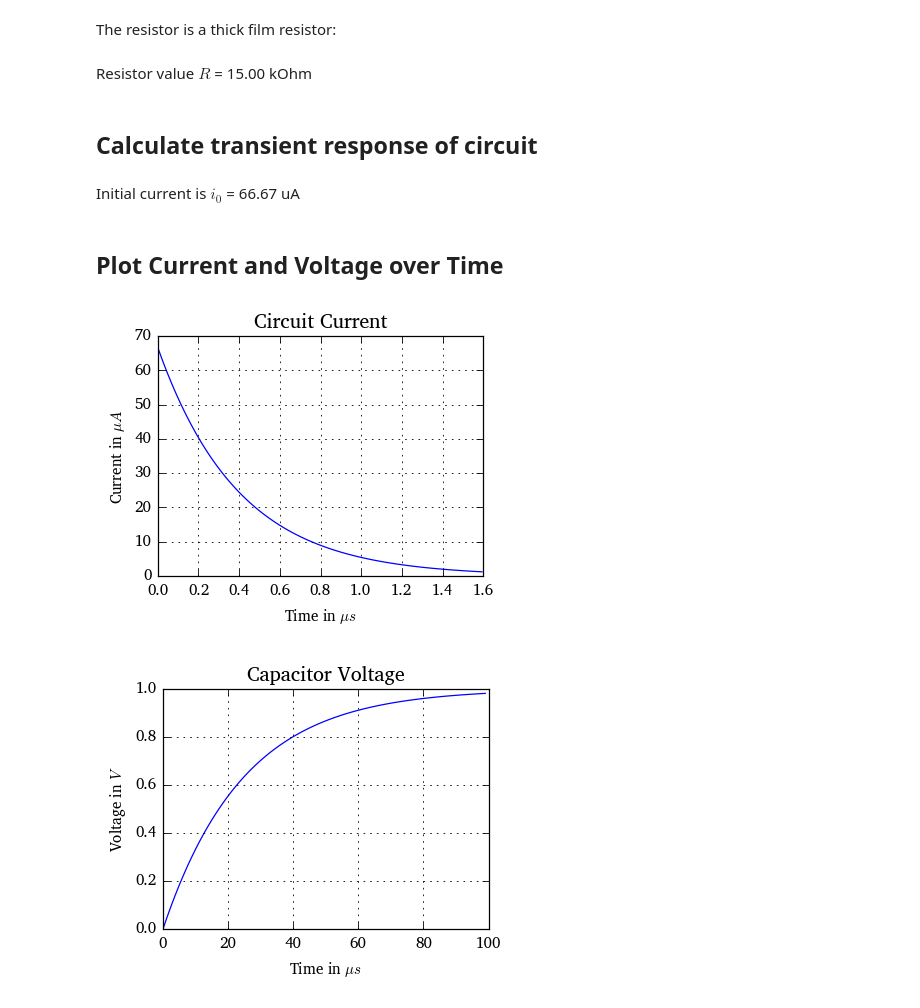
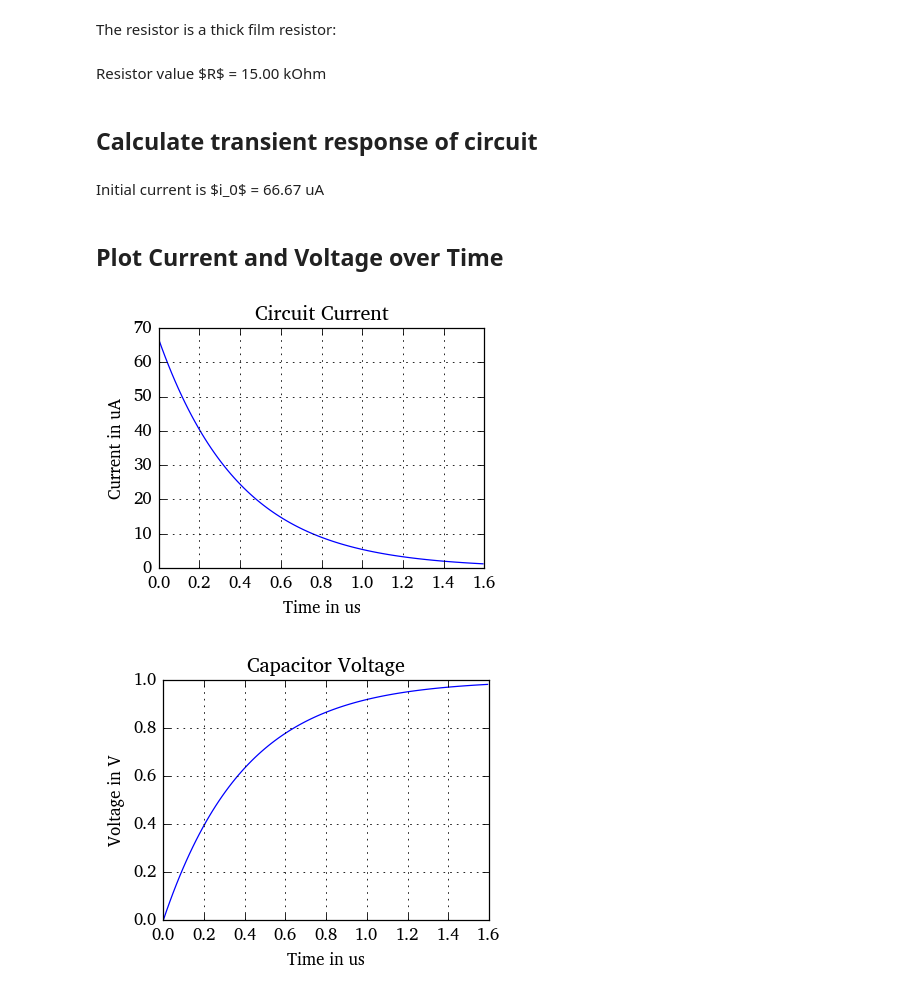
Before and after one commit to juhasch/PhysicalQuantities, a Jupyter notebook: examples/pq-example.ipynb, the cells around one changed output. Saved outputs shown, nothing was run; the diff lists cells and outputs as text; code cells hidden in the pictures.

```diff
--- a/examples/pq-example.ipynb
+++ b/examples/pq-example.ipynb
@@ -26,43 +29,43 @@ The capacitor value is $C$ = {{ C.pF }}
 # %% [markdown]
 The resistor is a thick film resistor:
 # %%
-rho = 10 Ohm * 1 mm # Material resistivity
+ρ = 10 Ohm * 1 mm # Material resistivity
 t = 10 um           # Sheet thickness
 L = 150 um          # Structure length
 W = 10 um           # Structure width
-Rs = rho / t
+Rs = ρ / t
 R = Rs * L / W
 disp("Resistor value $R$ = %s" % R.kOhm)
 # %% [output]
-Resistor value $R$ = 15.00 kOhm
+Resistor value $R$ = 15.00 kOhm
 # %% [markdown]
 ## Calculate transient response of circuit
 # %%
 u0 = 1. V
-tau = 1/(R*C)
-t = pq.linspace(0,4/tau,100).us
+τ = 1/(R*C)
+t = nw.linspace(0, 4/τ.base, 100).us
 # %%
 i0 = u0/R
-i = (i0*e**(-t*tau)).uA
+i = (i0*e**(-t*τ)).uA
 disp("Initial current is $i_0$ = %s" % i0.uA)
 # %% [output]
-Initial current is $i_0$ = 66.67 uA
+Initial current is $i_0$ = 66.67 uA
 # %% [markdown]
 ## Plot Current and Voltage over Time
 # %%
-plot(t.us_,i.uA_)
+plot(t._,i._)
 grid()
 title('Circuit Current')
-xlabel('Time in %s' % t.unit._repr_latex_())
-ylabel('Current in %s' %  i.unit._repr_latex_());
+xlabel('Time in %s' % t.unit)
+ylabel('Current in %s' % i.unit);
 # %% [output]
-[figure, old version]
+[figure, new version]
 # %%
 uc = u0 - i*R
-plot(uc.V_)
+plot(t._, uc._)
 title('Capacitor Voltage')
 grid()
-xlabel('Time in $\mu s$')
-ylabel('Voltage in $V$');
+xlabel('Time in %s' % t.unit)
+ylabel('Voltage in %s' % uc.unit);
 # %% [output]
-[figure, old version]
+[figure, new version]
```
Also changed, not shown: parts of 4 cells of this notebook, 7 other files.
